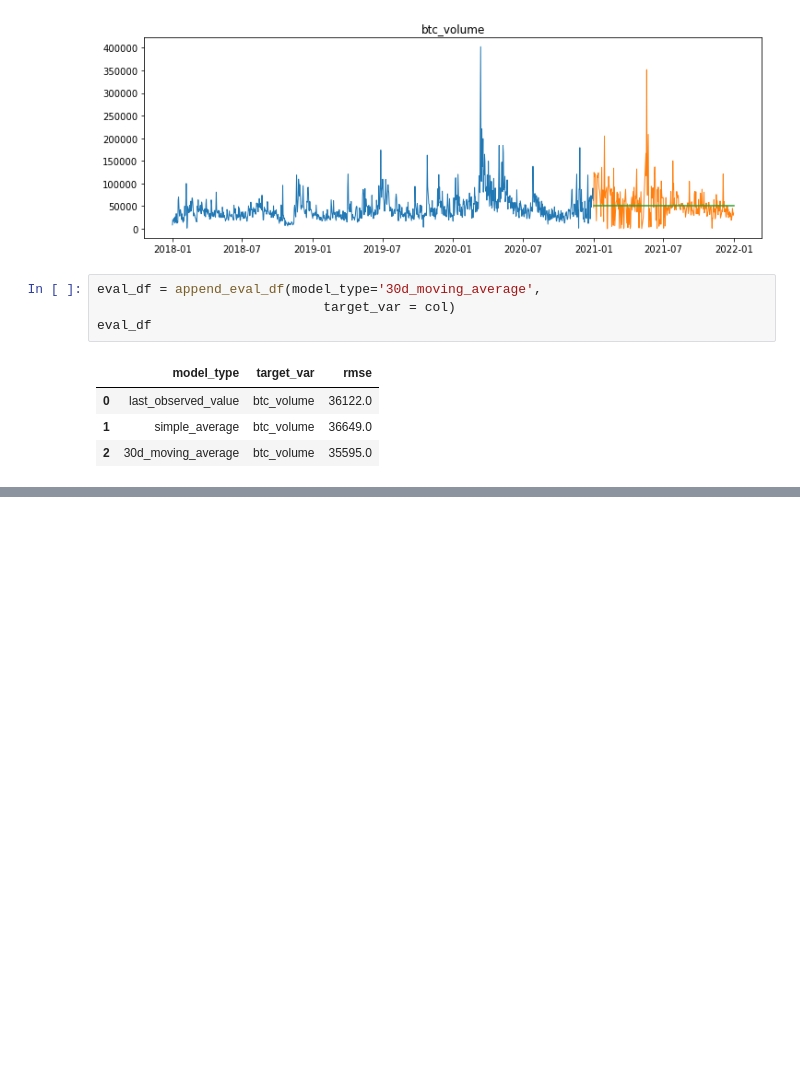
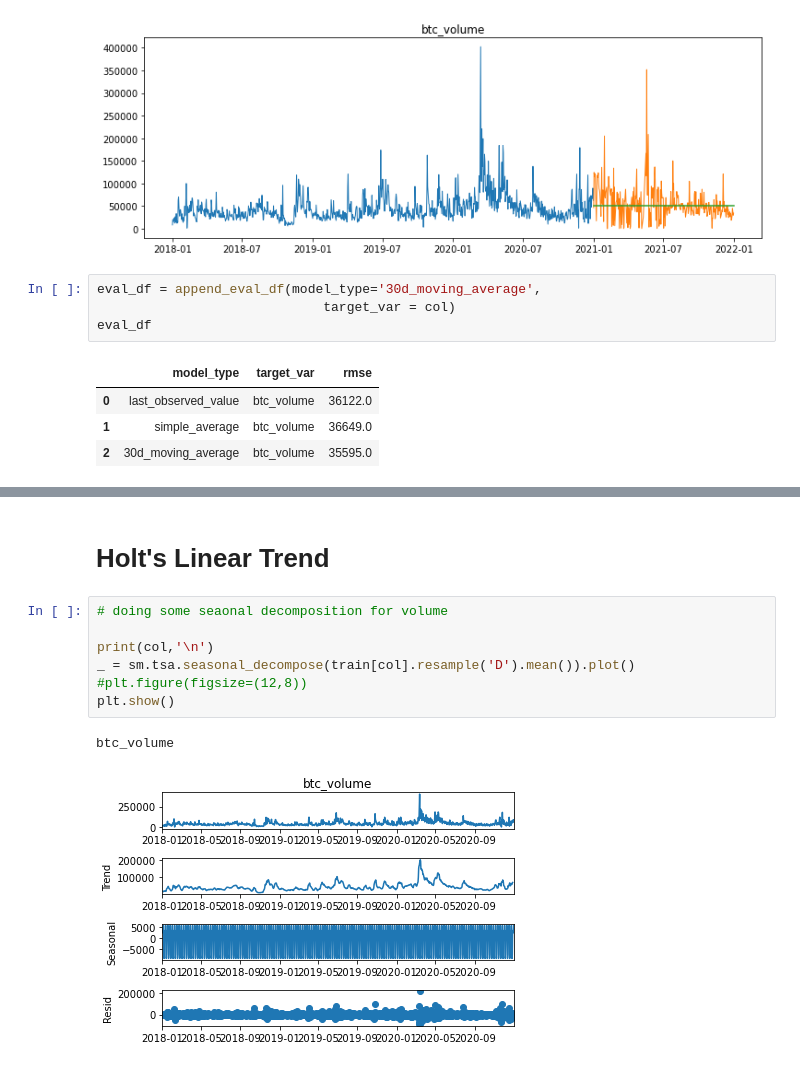
Before and after one commit to Michael-Austin-Mesa/personal-project, a Jupyter notebook: modeling.ipynb, the cells around one changed output, grey strips where cells are left out. Saved outputs shown, nothing was run; the diff lists cells and outputs as text; blank space fills up the shorter version.

```diff
--- a/modeling.ipynb
+++ b/modeling.ipynb
@@ -163,0 +205,12 @@ eval_df
+# %% [markdown]
+# Holt's Linear Trend
+# %%
+# doing some seaonal decomposition for volume
+
+print(col,'\n')
+_ = sm.tsa.seasonal_decompose(train[col].resample('D').mean()).plot()
+#plt.figure(figsize=(12,8))
+plt.show()
+# %% [output]
+btc_volume
+[figure, added]
```
Also changed, not shown: parts of 32 cells of this notebook.
